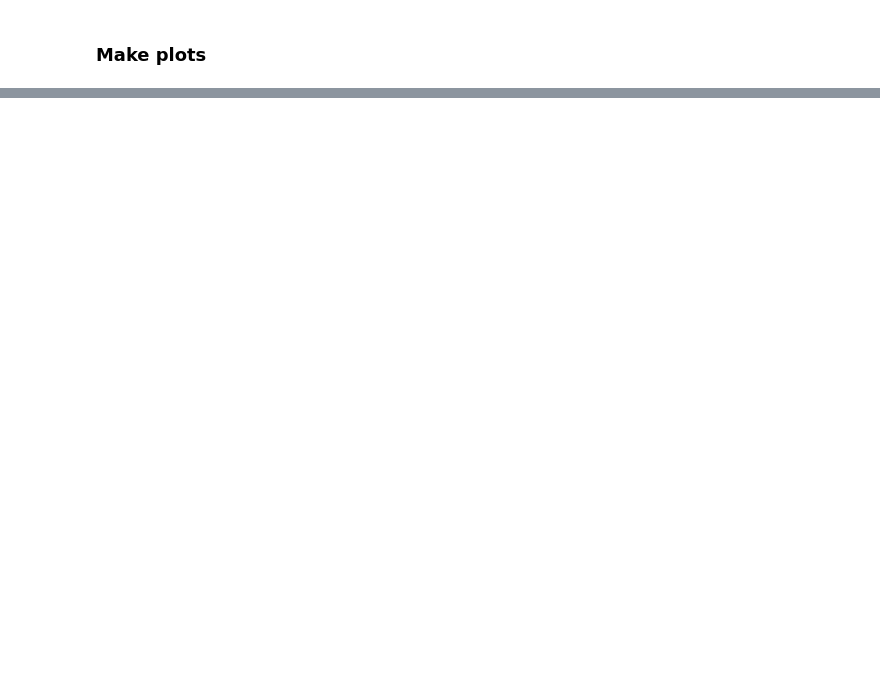
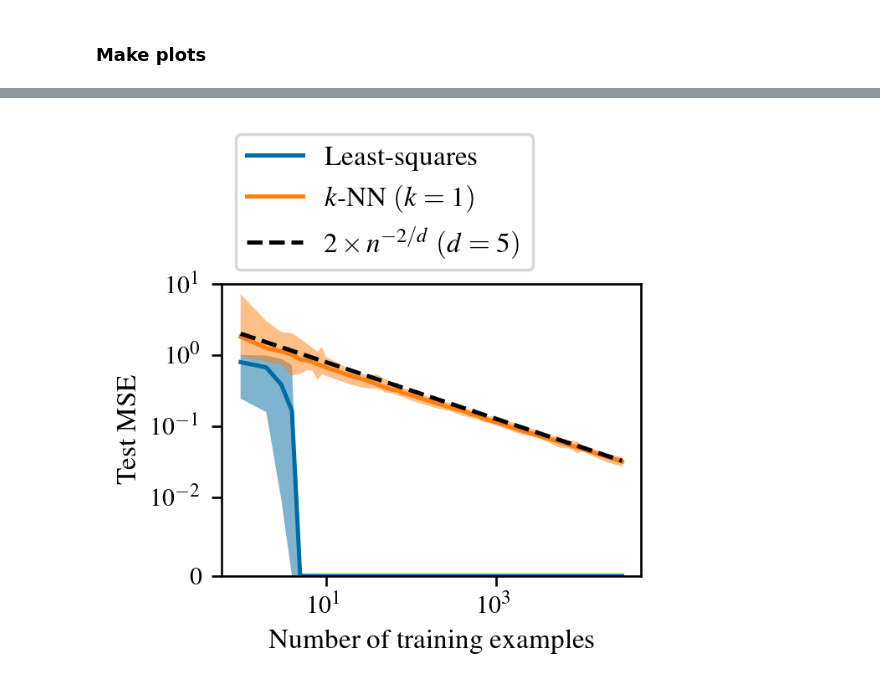
Before and after one commit to ed1d1a8d/scaling, a Jupyter notebook: notebooks/regression/with-noise.ipynb, the cells around one changed output, grey strips where cells are left out. Saved outputs shown, nothing was run; the diff lists cells and outputs as text; code cells hidden in the pictures; blank space fills up the shorter version.

```diff
--- a/notebooks/regression/with-noise.ipynb
+++ b/notebooks/regression/with-noise.ipynb
@@ -153,3 +170,12 @@ KeyboardInterrupt:
+# %%
+df_small = run_experiment(
+    dims=5,
+    sigma=0,
+    n_trains=list(gen_n_trains(max=30_000)),
+    n_trials=50,
+    n_test=1000,
+    seed=0,
+)
 # %% [markdown]
 ### Make plots
 # %%
@@ -199,0 +270,34 @@ plt.show()
+# %%
+plt.style.use(
+    [
+        "tableau-colorblind10",
+        stylesheets.ME_FOMO_2023["mplstyle"],
+        {
+            "pgf.preamble": "\n".join([r"\usepackage{amsmath}"]),
+        },
+    ],
+)
+width = stylesheets.ME_FOMO_2023["col2_width"]
+plt.figure(figsize=(width, 0.7 * width))
+
+fancy_plot(df=df_small, target="mle_mse", label="Least-squares", ci_alpha=0.5)
+fancy_plot(
+    df=df_small, target="knn_1_mse", label="$k$-NN $(k=1)$", ci_alpha=0.5
+)
+plt.plot(
+    np.arange(1, 30_000),
+    2 * np.arange(1, 30_000) ** -(2 / 5),
+    label=r"$2 \times n^{-2/d} \; (d = 5)$",
+    linestyle="--",
+    color="black",
+)
+plt.xscale("log")
+plt.yscale("symlog", linthresh=1e-2)
+plt.ylabel("Test MSE")
+plt.ylim(bottom=0, top=1e1)
+plt.xlabel("Number of training examples")
+plt.legend(loc="lower left", bbox_to_anchor=(0, 1))
+
+plt.savefig("figures/linreg-noiseless.pgf", bbox_inches="tight")
+# %% [output]
+[figure, added]
```
Also changed, not shown: parts of 7 cells of this notebook, 3 other files.
